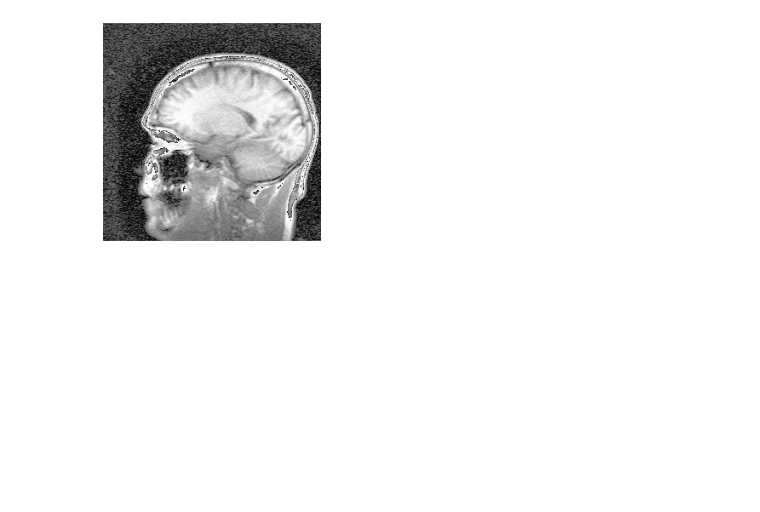
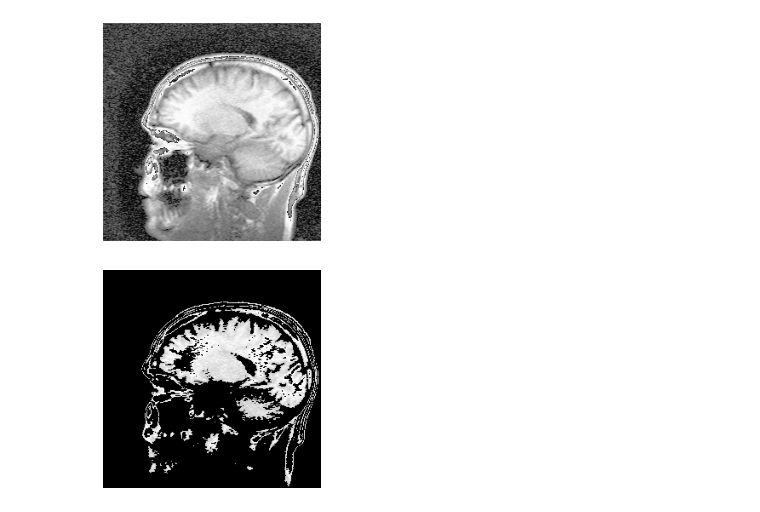
Before and after one commit to CorleoneJW/3DHuman, a Jupyter notebook: CTimage.ipynb, the cells around one changed output. Drawn from its saved outputs; the diff is of its cells as text; code cells hidden in the pictures; blank space fills up the shorter version.

```diff
--- a/CTimage.ipynb
+++ b/CTimage.ipynb
@@ -83,3 +83,13 @@ plt.show()
 # %% [output]
 [figure]
 [figure]
+# %%
+# Try the threshold segmentation on the processed image
+minThreshold_processed = 190
+maxThreshold_processed = 245
+brainImage_thresholdProcessed = CTimageLIB.thresholdSegmentation(equalized_image,minThreshold_processed,maxThreshold_processed)
+plt.imshow(brainImage_thresholdProcessed, cmap='gray')
+plt.axis('off')
+plt.show()
+# %% [output]
+[figure, added]
```
Also changed, not shown: parts of 3 cells of this notebook.
